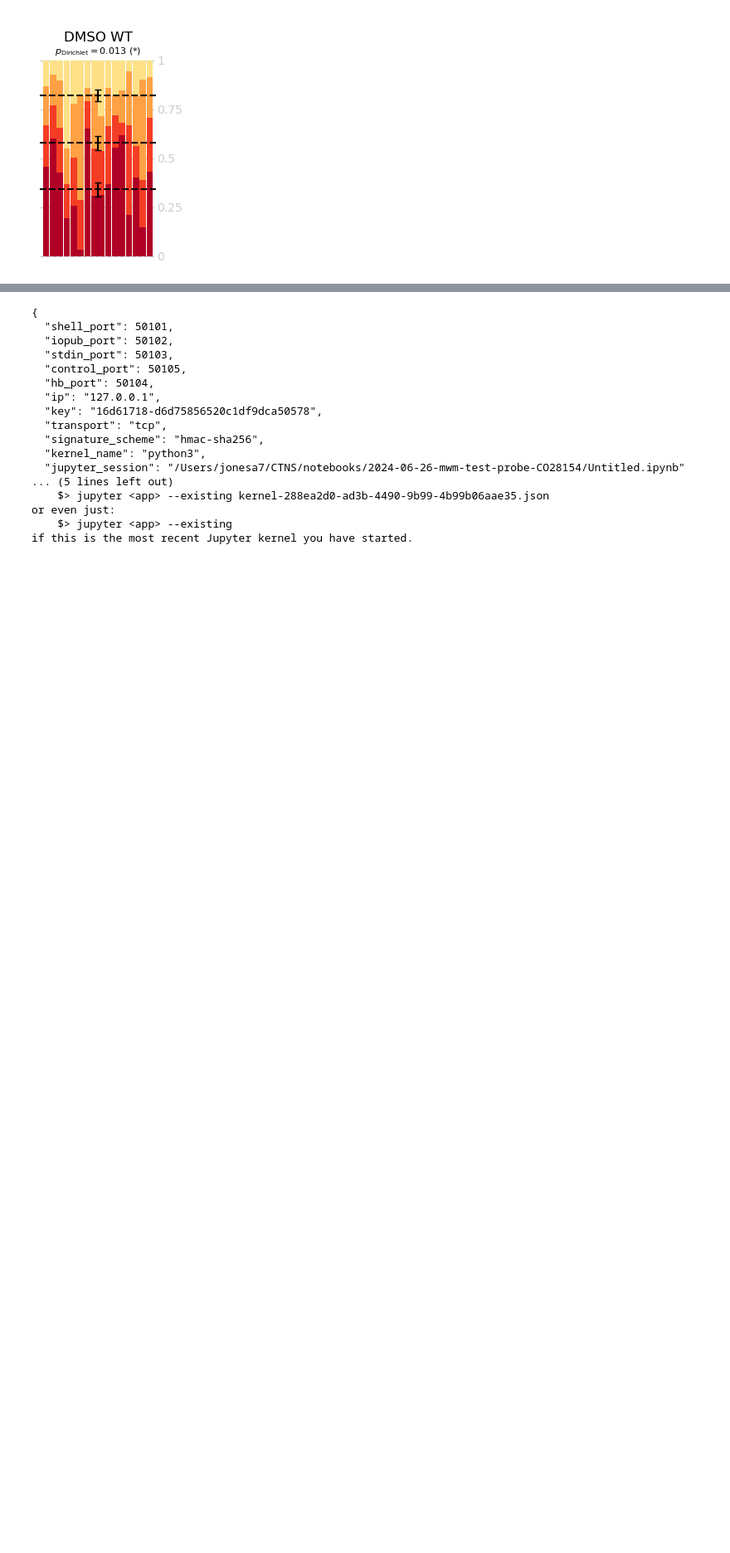
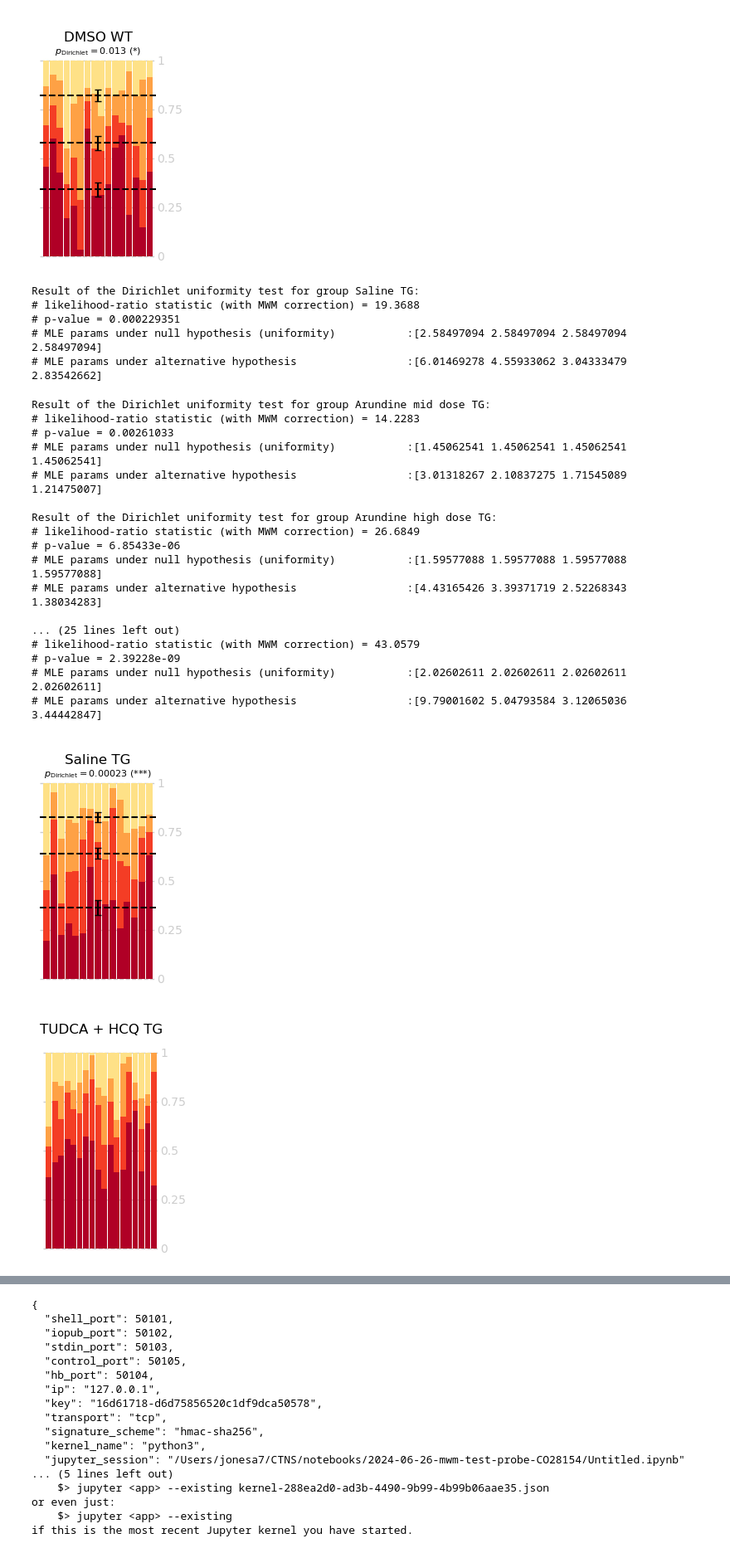
Before and after one commit to attilagk/CTNS-notebook, a Jupyter notebook: 2024-06-26-mwm-test-probe-CO28154/2024-06-26-mwm-test-probe-CO28154.ipynb, the cells around one changed output, grey strips where cells are left out. Shown: that part at 83% size. Cells and saved outputs as stored; diff of their text form; code cells hidden in the pictures; blank space fills up the shorter version.

Commit message:
all experiments with dirichlet plot

```diff
--- a/2024-06-26-mwm-test-probe-CO28154/2024-06-26-mwm-test-probe-CO28154.ipynb
+++ b/2024-06-26-mwm-test-probe-CO28154/2024-06-26-mwm-test-probe-CO28154.ipynb
@@ -74,3 +73,23 @@ data_CO28152
 | 16226 | VI | J | m | 1 | 9.72037 | 15.0466 | 24.10120 | 51.13180 | DMSO WT |
 | 16234 | VI | J | m | 2 | 8.38881 | 43.4088 | 27.56320 | 20.63910 | DMSO WT |
 145 rows × 9 columns
+# %%
+group2condition_CO28154 = {
+    'A': 'Saline TG',
+    #'B': 'Amiloride + HCQ TG', # absent from data
+    'C': 'TUDCA + HCQ TG',
+    'D': 'Arundine low dose TG',
+    'E': 'Arundine mid dose TG',
+    'F': 'Arundine high dose TG',
+    'G': 'Vehicle (Arundine) TG',
+    'H': 'Arundine high dose WT',
+    #'I': 'Amiloride + HCQ WT', # absent from data
+    'J': 'TUDCA + HCQ WT',
+    'K': 'Saline WT',
+    'L': 'Vehicle (Arundine) WT',
+}
+
+fpath = '../../resources/QPS/5xFAD-mouse/CO28154-behavioral-data-cleaned.xlsx'
+data_CO28154 = pd.read_excel(fpath, sheet_name='Probe Trial day5', index_col='IRN')
+data_CO28154['Condition'] = data_CO28154.Group.apply(lambda x: group2condition_CO28154[x])
+data_CO28154
@@ -136,3 +170,34 @@ Result of the Dirichlet uniformity test for group Saline TG:
 [figure]
 [figure]
 [figure]
+# %%
+for group in data_CO28154.Group.unique():
+    try:
+        my_dirichlet_plot(group, do_test_uniform=True, data=data_CO28154, group2condition=group2condition_CO28154)
+    except:
+        my_dirichlet_plot(group, do_test_uniform=False, data=data_CO28154, group2condition=group2condition_CO28154)
+# %% [output]
+Result of the Dirichlet uniformity test for group Saline TG:
+# likelihood-ratio statistic (with MWM correction) = 19.3688
+# p-value = 0.000229351
+# MLE params under null hypothesis (uniformity)           :[2.58497094 2.58497094 2.58497094 2.58497094]
+# MLE params under alternative hypothesis                 :[6.01469278 4.55933062 3.04333479 2.83542662]
+Result of the Dirichlet uniformity test for group Arundine mid dose TG:
+# likelihood-ratio statistic (with MWM correction) = 14.2283
+# p-value = 0.00261033
+# MLE params under null hypothesis (uniformity)           :[1.45062541 1.45062541 1.45062541 1.45062541]
+# MLE params under alternative hypothesis                 :[3.01318267 2.10837275 1.71545089 1.21475007]
+
+Result of the Dirichlet uniformity test for group Arundine high dose TG:
+# likelihood-ratio statistic (with MWM correction) = 26.6849
+# p-value = 6.85433e-06
+# MLE params under null hypothesis (uniformity)           :[1.59577088 1.59577088 1.59577088 1.59577088]
+# MLE params under alternative hypothesis                 :[4.43165426 3.39371719 2.52268343 1.38034283]
+
+... (25 lines left out)
+# likelihood-ratio statistic (with MWM correction) = 43.0579
+# p-value = 2.39228e-09
+# MLE params under null hypothesis (uniformity)           :[2.02602611 2.02602611 2.02602611 2.02602611]
+# MLE params under alternative hypothesis                 :[9.79001602 5.04793584 3.12065036 3.44442847]
+[figure, added]
+[figure, added]
```
Also changed, not shown: parts of 3 cells of this notebook.
